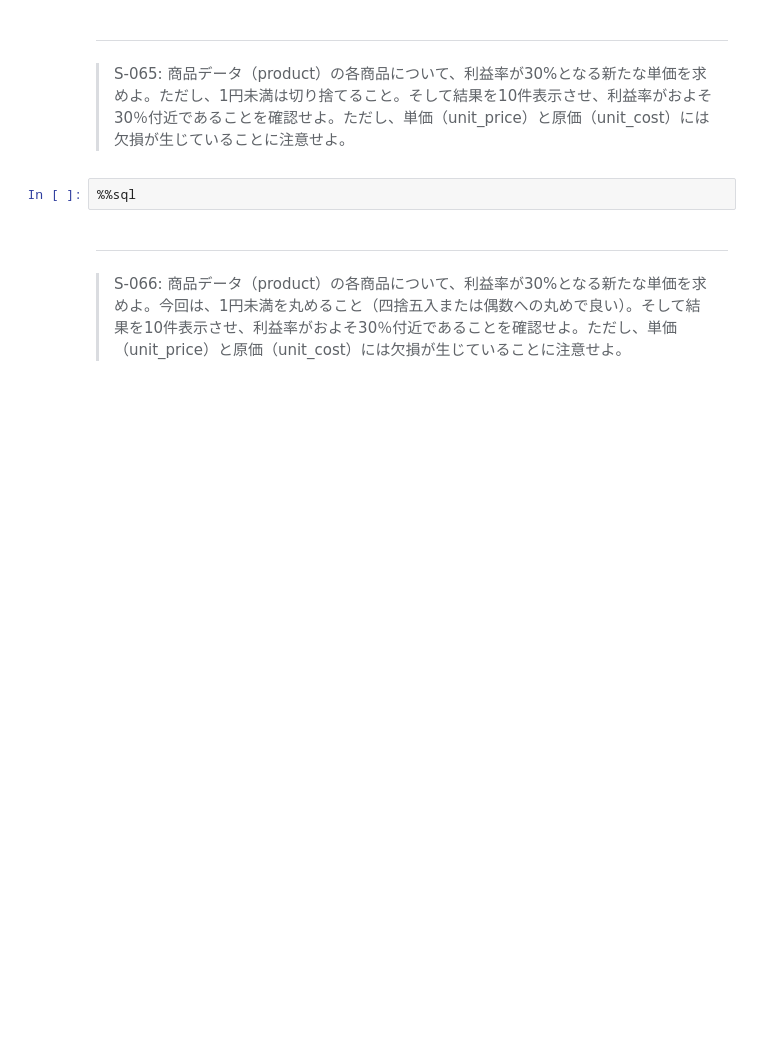
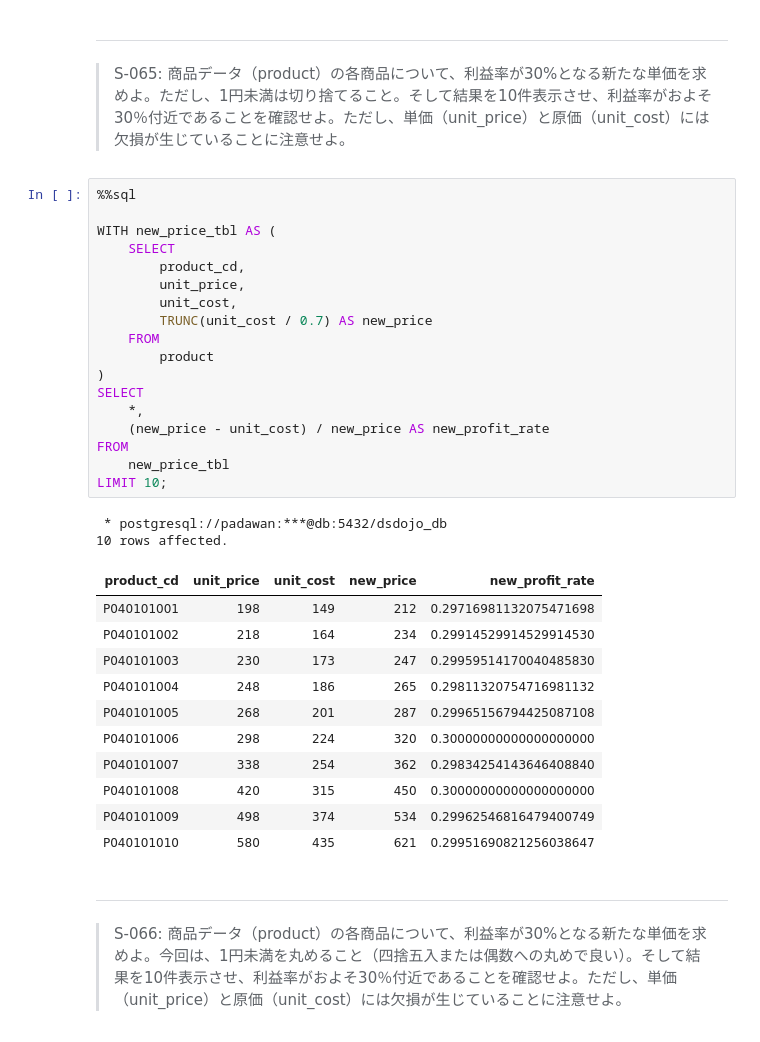
Before and after one commit to KJR020/100knocks-preprocess, a Jupyter notebook: docker/work/preprocess_knock_SQL.ipynb, the cells around one changed output. Saved outputs shown, nothing was run; the diff lists cells and outputs as text; blank space fills up the shorter version.

```diff
--- a/docker/work/preprocess_knock_SQL.ipynb
+++ b/docker/work/preprocess_knock_SQL.ipynb
@@ -2056,8 +2193,38 @@ LIMIT 10
 # %% [markdown]
 ---
 > S-065: 商品データ（product）の各商品について、利益率が30%となる新たな単価を求めよ。ただし、1円未満は切り捨てること。そして結果を10件表示させ、利益率がおよそ30％付近であることを確認せよ。ただし、単価（unit_price）と原価（unit_cost）には欠損が生じていることに注意せよ。
-# %%
-%%sql
+# %%
+%%sql
+
+WITH new_price_tbl AS (
+    SELECT
+        product_cd,
+        unit_price,
+        unit_cost,
+        TRUNC(unit_cost / 0.7) AS new_price
+    FROM
+        product
+)
+SELECT
+    *,
+    (new_price - unit_cost) / new_price AS new_profit_rate
+FROM
+    new_price_tbl
+LIMIT 10;
+# %% [output]
+ * postgresql://padawan:***@db:5432/dsdojo_db
+10 rows affected.
+| product_cd | unit_price | unit_cost | new_price | new_profit_rate |
+| P040101001 | 198 | 149 | 212 | 0.29716981132075471698 |
+| P040101002 | 218 | 164 | 234 | 0.29914529914529914530 |
+| P040101003 | 230 | 173 | 247 | 0.29959514170040485830 |
+| P040101004 | 248 | 186 | 265 | 0.29811320754716981132 |
+| P040101005 | 268 | 201 | 287 | 0.29965156794425087108 |
+| P040101006 | 298 | 224 | 320 | 0.30000000000000000000 |
+| P040101007 | 338 | 254 | 362 | 0.29834254143646408840 |
+| P040101008 | 420 | 315 | 450 | 0.30000000000000000000 |
+| P040101009 | 498 | 374 | 534 | 0.29962546816479400749 |
+| P040101010 | 580 | 435 | 621 | 0.29951690821256038647 |
 # %% [markdown]
 ---
 > S-066: 商品データ（product）の各商品について、利益率が30%となる新たな単価を求めよ。今回は、1円未満を丸めること（四捨五入または偶数への丸めで良い）。そして結果を10件表示させ、利益率がおよそ30％付近であることを確認せよ。ただし、単価（unit_price）と原価（unit_cost）には欠損が生じていることに注意せよ。
```
Also changed, not shown: parts of 9 cells of this notebook.
